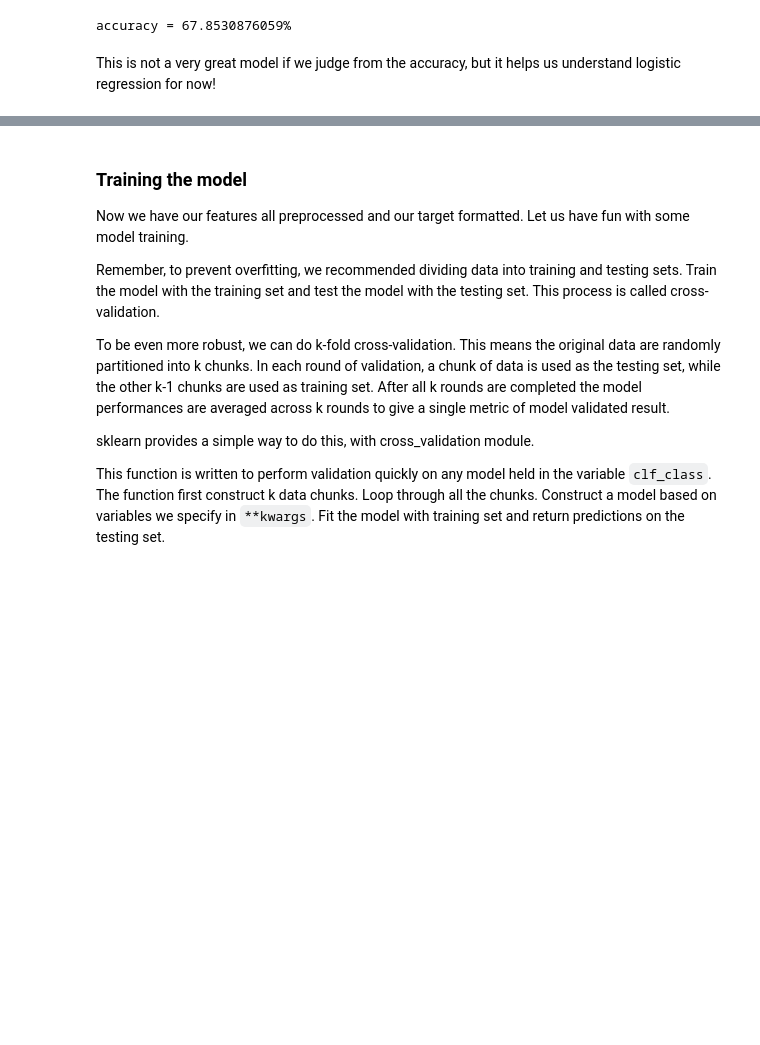
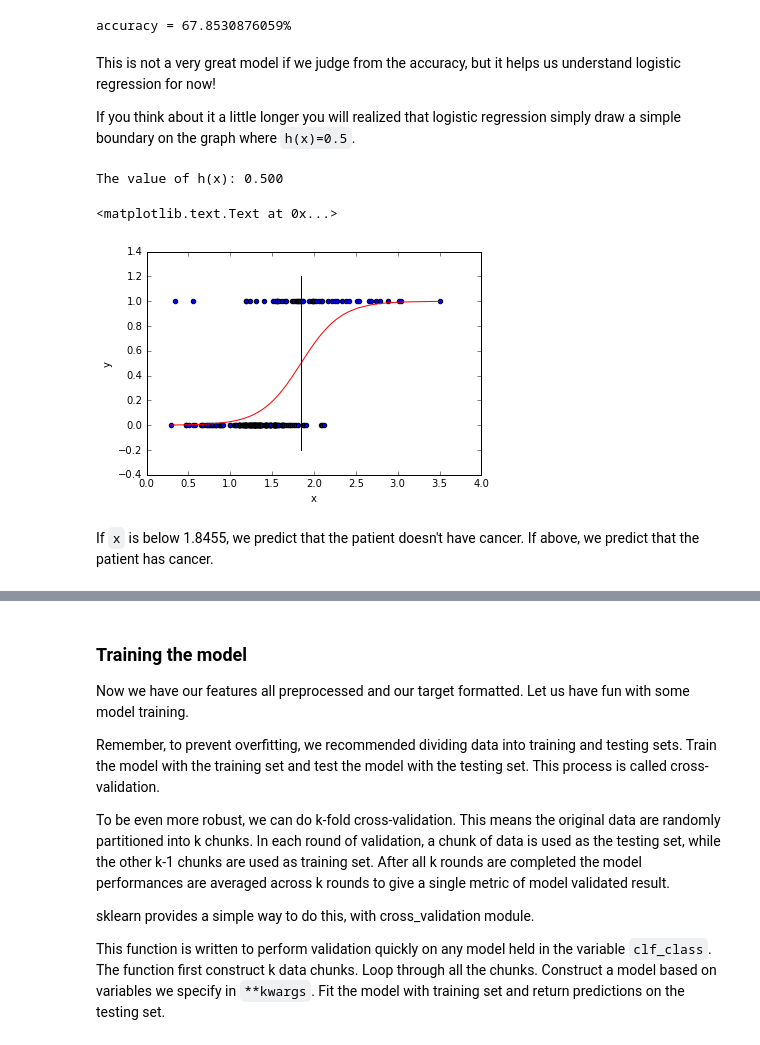
Before and after one commit to JahChaisang/churnPrediction, a Jupyter notebook: Churn Prediction Example.ipynb, the cells around one changed output, grey strips where cells are left out. Saved outputs shown, nothing was run; the diff lists cells and outputs as text; code cells hidden in the pictures; blank space fills up the shorter version.

```diff
--- a/Churn Prediction Example.ipynb
+++ b/Churn Prediction Example.ipynb
@@ -160,3 +160,22 @@ print("accuracy = " + str(np.mean(y2 == y_pred)*100) + '%')
 accuracy = 67.8530876059%
 # %% [markdown]
 This is not a very great model if we judge from the accuracy, but it helps us understand logistic regression for now!
+
+If you think about it a little longer you will realized that logistic regression simply draw a simple boundary on the graph where `h(x)=0.5`.
+# %%
+x_bound = 1.8455
+y_pred = logreg.predict_proba(x_bound)
+print("The value of h(x): %3.3f" % y_pred[0][1])
+# %% [output]
+The value of h(x): 0.500
+# %%
+plt.scatter(x2, y2)
+plt.plot(x2, hx, color='red')
+plt.plot([x_bound,x_bound], [-0.2,1.2], color='black')
+plt.xlabel('x')
+plt.ylabel('y')
+# %% [output]
+<matplotlib.text.Text at 0x...>
+[figure, added]
+# %% [markdown]
+If `x` is below 1.8455, we predict that the patient doesn't have cancer. If above, we predict that the patient has cancer.
```
Also changed, not shown: parts of 1 cell of this notebook, 20 other files.
